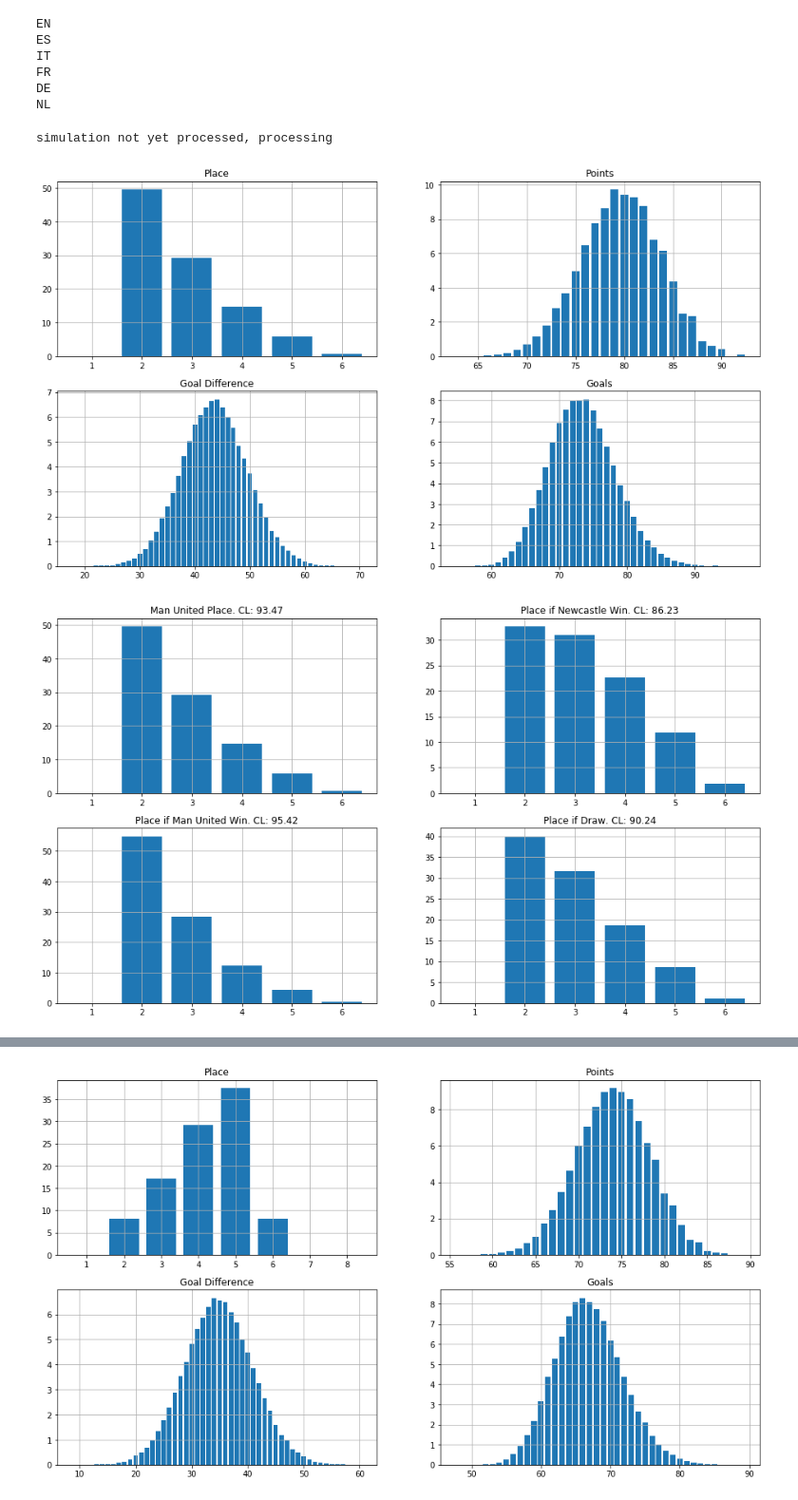
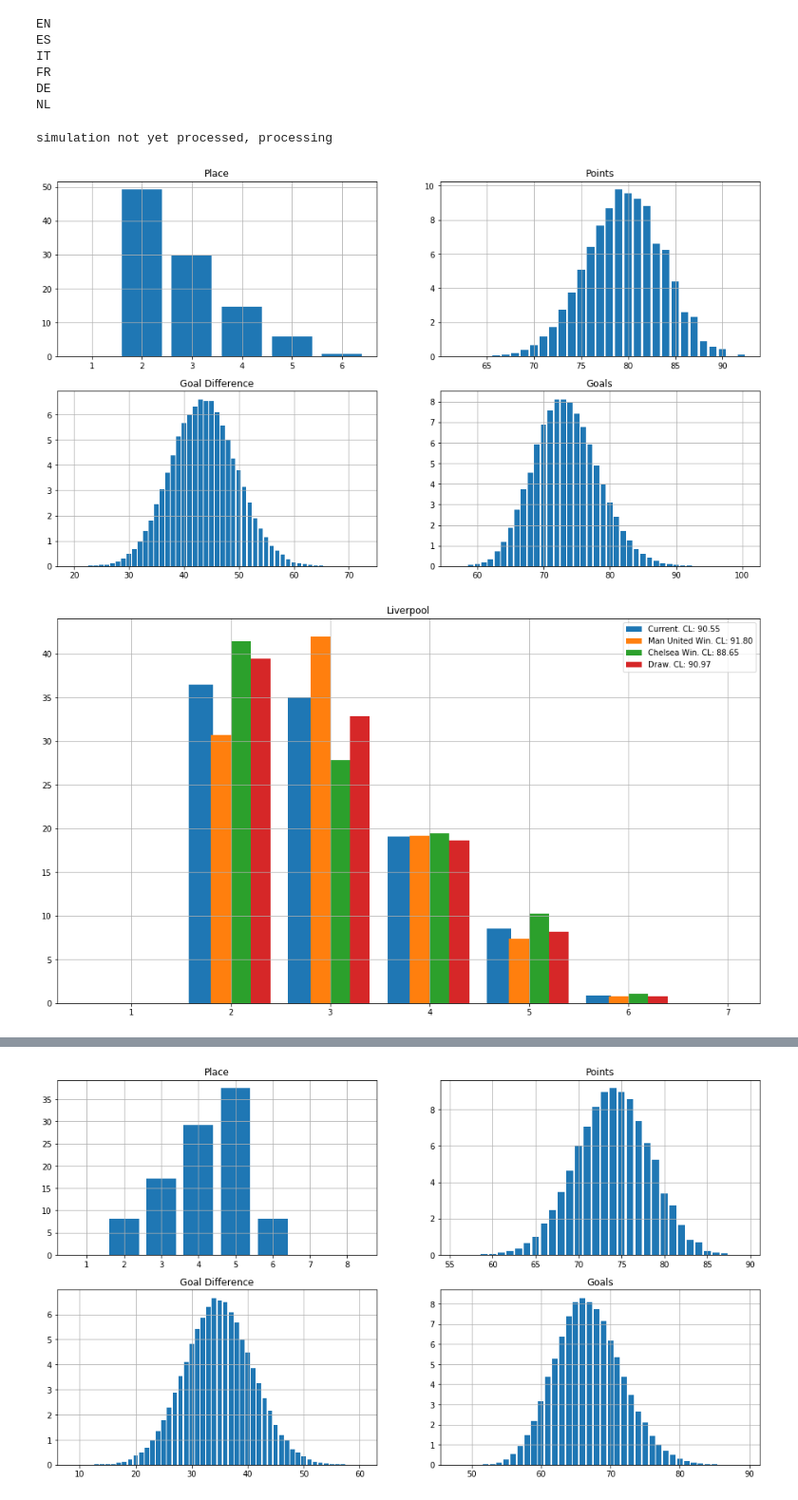
Before and after one commit to tchnvkng/python_notebooks, a Jupyter notebook: premier_league/pl2.ipynb, the cells around one changed output, grey strips where cells are left out. Shown at 95% size. Saved outputs shown, nothing was run; the diff lists cells and outputs as text; code cells hidden in the pictures.

```diff
--- a/premier_league/pl2.ipynb
+++ b/premier_league/pl2.ipynb
@@ -190,35 +190,27 @@ class Season:
         place_if_away=self.place_per_team[ref_team_id,away_won]
         place_if_draw=self.place_per_team[ref_team_id,draw]
 
-        fig,ax=plt.subplots(2,2)
-
+        fig,ax=plt.subplots(1,1)
+        _width=0.2
         x,y=p_plot(self.place_per_team[ref_team_id])
         p_cl=100*(self.place_per_team[ref_team_id]<=4).sum()/self.place_per_team[ref_team_id].shape[0]
-        ax[0,0].bar(x,y)
-        ax[0,0].set_xticks(x)
-        ax[0,0].set_title('{:s} Place. CL: {:0.2f}'.format(ref_team,p_cl))
+        ax.bar(x-1.5*_width,y,width=0.25,label='Current. CL: {:0.2f}'.format(p_cl))
+        ax.set_xticks(x)
 
         x,y=p_plot(place_if_home)
         p_cl=100*(place_if_home<=4).sum()/place_if_home.shape[0]
-        ax[0,1].bar(x,y)
-        ax[0,1].set_xticks(x)
-        ax[0,1].set_title('Place if {:s} Win. CL: {:0.2f}'.format(_home,p_cl))
+        ax.bar(x-0.5*_width,y,width=_width,label='{:s} Win. CL: {:0.2f}'.format(_home,p_cl))
 
         x,y=p_plot(place_if_away)
         p_cl=100*(place_if_away<=4).sum()/place_if_away.shape[0]
-        ax[1,0].bar(x,y)
-        ax[1,0].set_title('Place if {:s} Win. CL: {:0.2f}'.format(_away,p_cl))
+        ax.bar(x+0.5*_width,y,width=_width,label='{:s} Win. CL: {:0.2f}'.format(_away,p_cl))
 
         x,y=p_plot(place_if_draw)
         p_cl=100*(place_if_draw<=4).sum()/place_if_draw.shape[0]
-        ax[1,1].bar(x,y)
-        ax[1,1].set_title('Place if Draw. CL: {:0.2f}'.format(p_cl))
-
-        for _i in ax:
-            for _j in _i:
-                _j.grid(True)
-
-
+        ax.bar(x+1.5*_width,y,width=_width,label='Draw. CL: {:0.2f}'.format(p_cl))
+        ax.grid(True)
+        ax.legend()
+        ax.set_title(ref_team)
         fig.set_size_inches(16,9)
 
 
@@ -314,11 +306,11 @@ PremierLeague.simulate_season(n_scenarios=100000)
 PremierLeague.team_report('Man United')
 # %% [output]
 simulation not yet processed, processing
-[figure, old version]
+[figure, new version]
 # %%
-PremierLeague.what_if('Newcastle v Man United')
+PremierLeague.what_if('Man United v Chelsea',ref_team='Liverpool')
 # %% [output]
-[figure, old version]
+[figure, new version]
 # %%
 PremierLeague.team_report('Liverpool')
 # %% [output]
```
Also changed, not shown: parts of 1 cell of this notebook.
